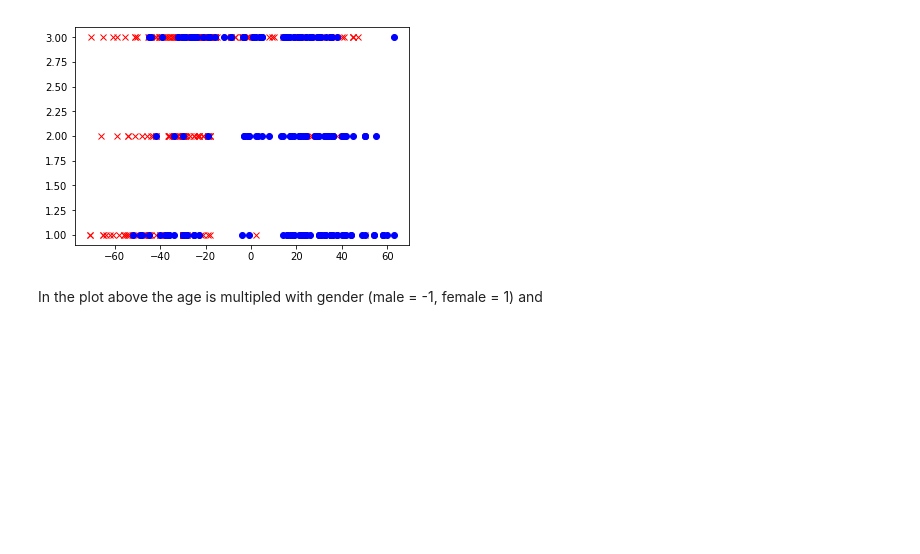
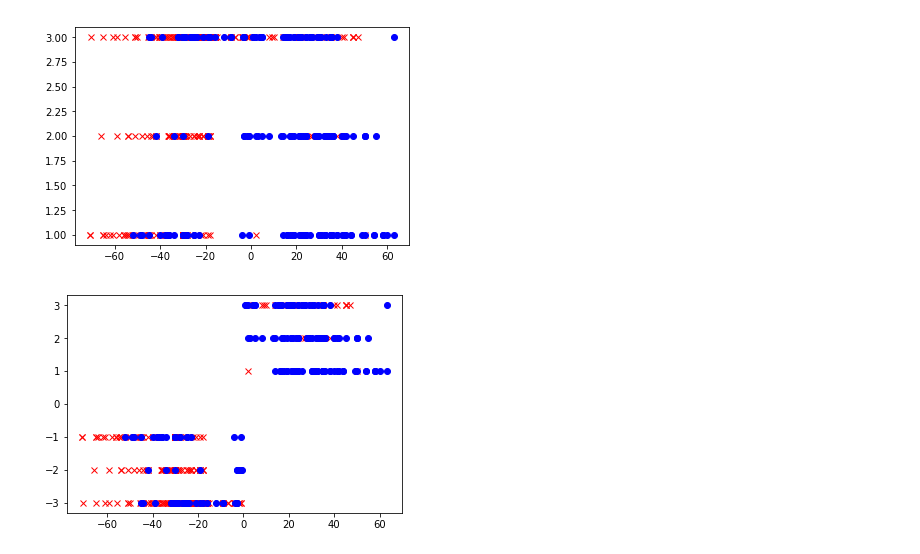
Before and after one commit to badGarnet/titanic_survive, a Jupyter notebook: LG notes.ipynb, the cells around one changed output. Drawn from its saved outputs; the diff is of its cells as text; code cells hidden in the pictures; blank space fills up the shorter version.

```diff
--- a/LG notes.ipynb
+++ b/LG notes.ipynb
@@ -401,5 +421,5 @@ With the optimum regularization parameter the accuracy for the validation set is
 # %% [markdown]
 I now take a closer look at the features to further improve the model.
 # %%
-age_gender = datain['train'].Age
-age_gender[datain['train'].Sex == 0.5] = -age_gender[datain['train'].Sex == 0.5]
+age_gender = datain['train'].loc[:,'Age']
+age_gender[datain['train'].Sex == -1] = -age_gender[datain['train'].Sex == -1]
@@ -409,5 +434,11 @@ plt.plot(age_gender[y == 1], datain['train'].Pclass[y == 1], 'ob')
 plt.show()
 # %% [output]
 [figure]
-# %% [markdown]
-In the plot above the age is multipled with gender (male = -1, female = 1) and
+# %%
+pclass_gender = datain['train'].loc[:,'Pclass']
+pclass_gender[datain['train'].Sex == 0.5] = -pclass_gender[datain['train'].Sex == 0.5]
+plt.plot(age_gender[y == 0], pclass_gender[y == 0], 'xr')
+plt.plot(age_gender[y == 1], pclass_gender[y == 1], 'ob')
+plt.show()
+# %% [output]
+[figure, added]
```
Also changed, not shown: parts of 29 cells of this notebook, 3 other files.
